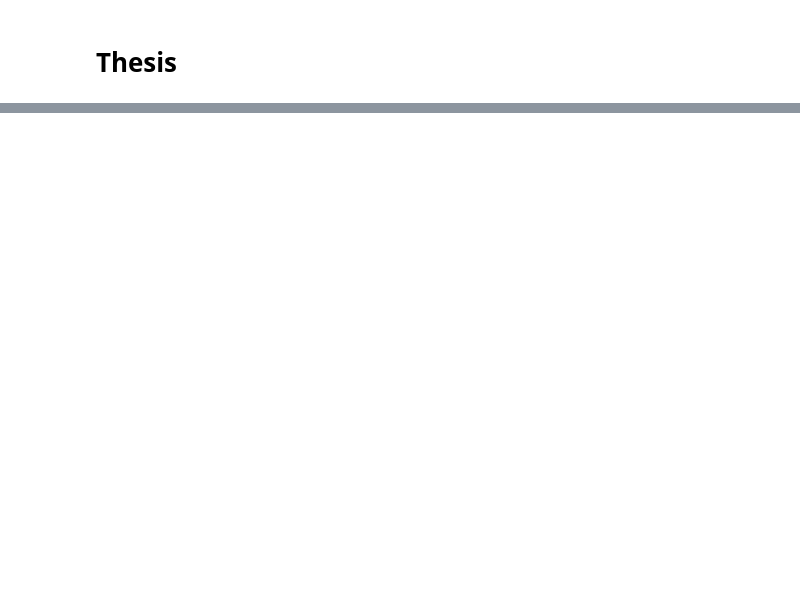
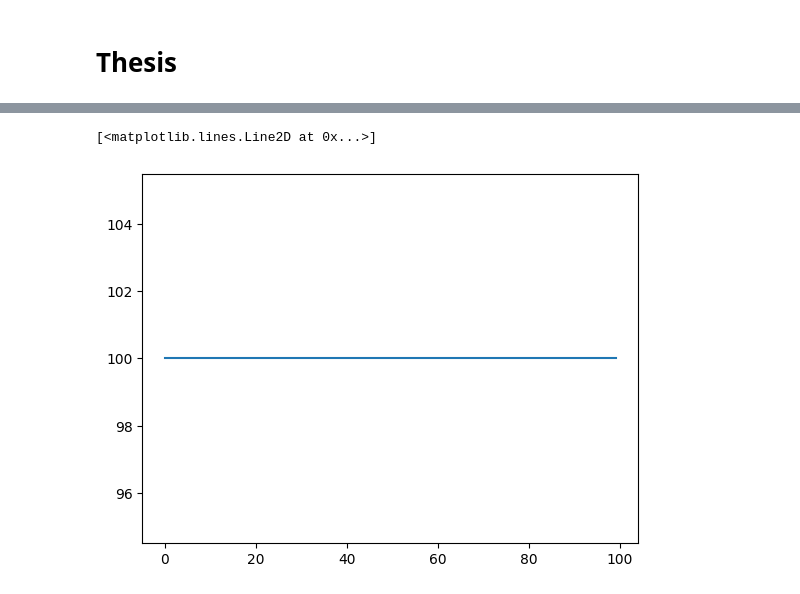
Before and after one commit to ChackMociute/Master-Thesis, a Jupyter notebook: agent.ipynb, the cells around one changed output, grey strips where cells are left out. Drawn from its saved outputs; the diff is of its cells as text; code cells hidden in the pictures; blank space fills up the shorter version.

```diff
--- a/agent.ipynb
+++ b/agent.ipynb
@@ -70,0 +342,5 @@ class GridCellWorld(Environment):
+# %%
+plt.plot(lengths)
+# %% [output]
+[<matplotlib.lines.Line2D at 0x...>]
+[figure, added]
```
Also changed, not shown: parts of 16 cells of this notebook, 1 other file.
